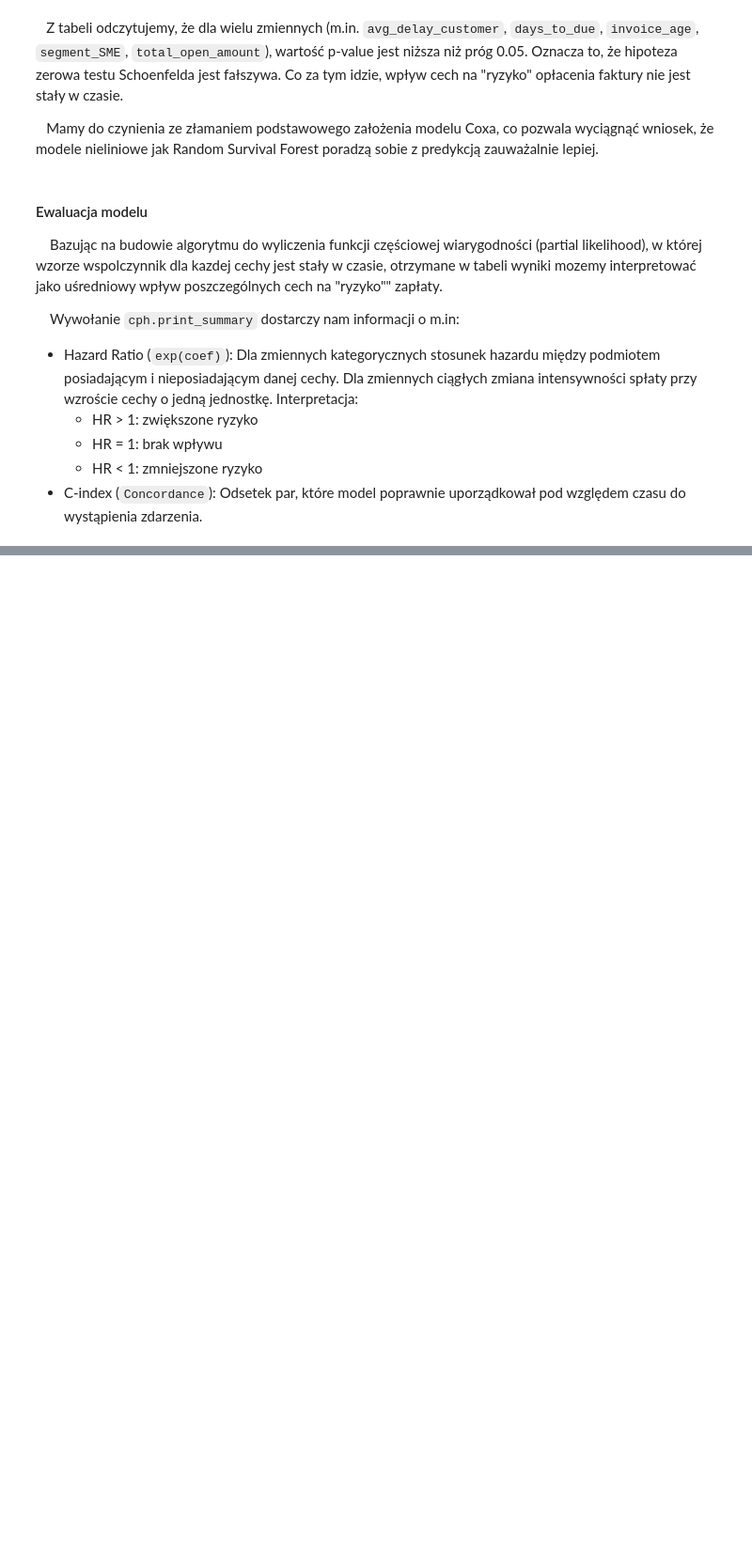
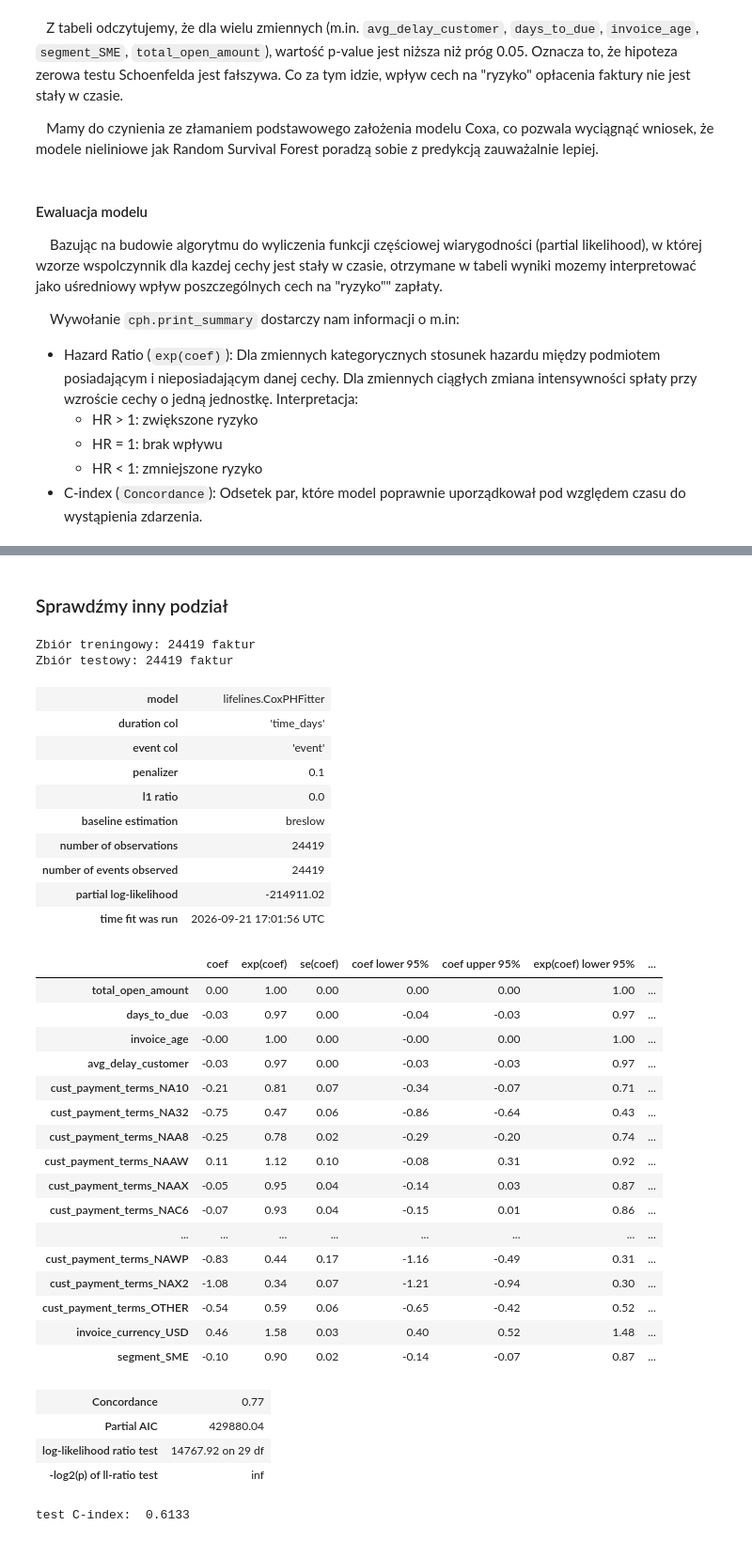
Before and after one commit to KSI-ML-research/Bankrupt-Detector, a Jupyter notebook: cox_proportional_hazards/cox_proportional_hazards.ipynb, the cells around one changed output, grey strips where cells are left out. Shown at 94% size. Saved outputs shown, nothing was run; the diff lists cells and outputs as text; code cells hidden in the pictures; blank space fills up the shorter version.

```diff
--- a/cox_proportional_hazards/cox_proportional_hazards.ipynb
+++ b/cox_proportional_hazards/cox_proportional_hazards.ipynb
@@ -175,0 +188,54 @@ test C-index:  0.4457
+# %% [markdown]
+### Sprawdźmy inny podział
+# %%
+splt_id = int(len(cox_df) * 0.5)
+train_df = cox_df.iloc[:splt_id]
+test_df = cox_df.iloc[splt_id:]
+
+print(f"Zbiór treningowy: {len(train_df)} faktur\nZbiór testowy: {len(test_df)} faktur")
+# %% [output]
+Zbiór treningowy: 24419 faktur
+Zbiór testowy: 24419 faktur
+# %%
+const_cols = [c for c in train_df.columns
+              if c not in ('time_days', 'event') and train_df[c].std() == 0]
+train_df = train_df.drop(columns=const_cols)
+cph.fit(train_df, duration_col='time_days', event_col='event')
+
+cph.print_summary()
+test_cid = cph.score(test_df, scoring_method="concordance_index")
+
+print(f"test C-index: {test_cid: .4f}")
+# %% [output]
+| model | lifelines.CoxPHFitter |
+| duration col | 'time_days' |
+| event col | 'event' |
+| penalizer | 0.1 |
+| l1 ratio | 0.0 |
+| baseline estimation | breslow |
+| number of observations | 24419 |
+| number of events observed | 24419 |
+| partial log-likelihood | -214911.02 |
+| time fit was run | 2026-09-21 17:01:56 UTC |
+|  | coef | exp(coef) | se(coef) | coef lower 95% | coef upper 95% | exp(coef) lower 95% | ... |
+| total_open_amount | 0.00 | 1.00 | 0.00 | 0.00 | 0.00 | 1.00 | ... |
+| days_to_due | -0.03 | 0.97 | 0.00 | -0.04 | -0.03 | 0.97 | ... |
+| invoice_age | -0.00 | 1.00 | 0.00 | -0.00 | 0.00 | 1.00 | ... |
+| avg_delay_customer | -0.03 | 0.97 | 0.00 | -0.03 | -0.03 | 0.97 | ... |
+| cust_payment_terms_NA10 | -0.21 | 0.81 | 0.07 | -0.34 | -0.07 | 0.71 | ... |
+| cust_payment_terms_NA32 | -0.75 | 0.47 | 0.06 | -0.86 | -0.64 | 0.43 | ... |
+| cust_payment_terms_NAA8 | -0.25 | 0.78 | 0.02 | -0.29 | -0.20 | 0.74 | ... |
+| cust_payment_terms_NAAW | 0.11 | 1.12 | 0.10 | -0.08 | 0.31 | 0.92 | ... |
+| cust_payment_terms_NAAX | -0.05 | 0.95 | 0.04 | -0.14 | 0.03 | 0.87 | ... |
+| cust_payment_terms_NAC6 | -0.07 | 0.93 | 0.04 | -0.15 | 0.01 | 0.86 | ... |
+| ... | ... | ... | ... | ... | ... | ... | ... |
+| cust_payment_terms_NAWP | -0.83 | 0.44 | 0.17 | -1.16 | -0.49 | 0.31 | ... |
+| cust_payment_terms_NAX2 | -1.08 | 0.34 | 0.07 | -1.21 | -0.94 | 0.30 | ... |
+| cust_payment_terms_OTHER | -0.54 | 0.59 | 0.06 | -0.65 | -0.42 | 0.52 | ... |
+| invoice_currency_USD | 0.46 | 1.58 | 0.03 | 0.40 | 0.52 | 1.48 | ... |
+| segment_SME | -0.10 | 0.90 | 0.02 | -0.14 | -0.07 | 0.87 | ... |
+| Concordance | 0.77 |
+| Partial AIC | 429880.04 |
+| log-likelihood ratio test | 14767.92 on 29 df |
+| -log2(p) of ll-ratio test | inf |
+test C-index:  0.6133
```
Also changed, not shown: parts of 4 cells of this notebook, 1 other file.
